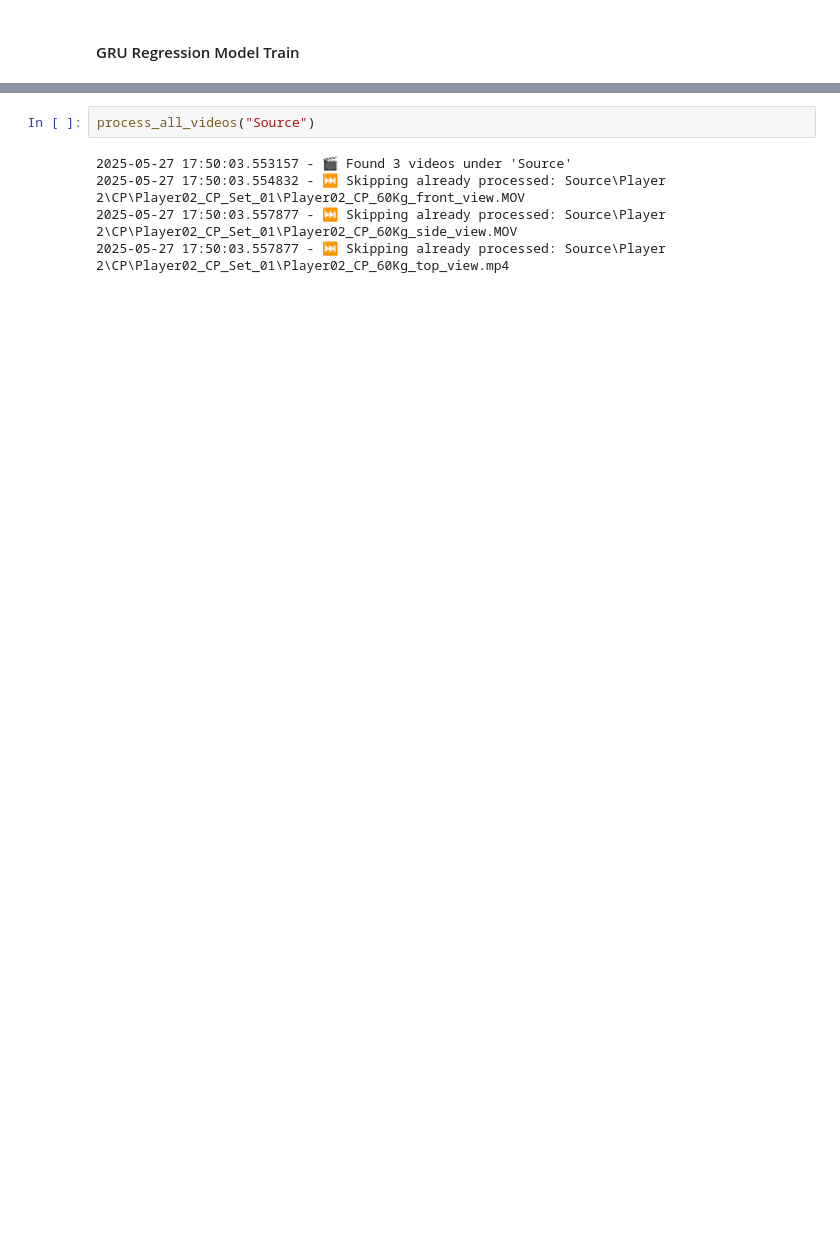
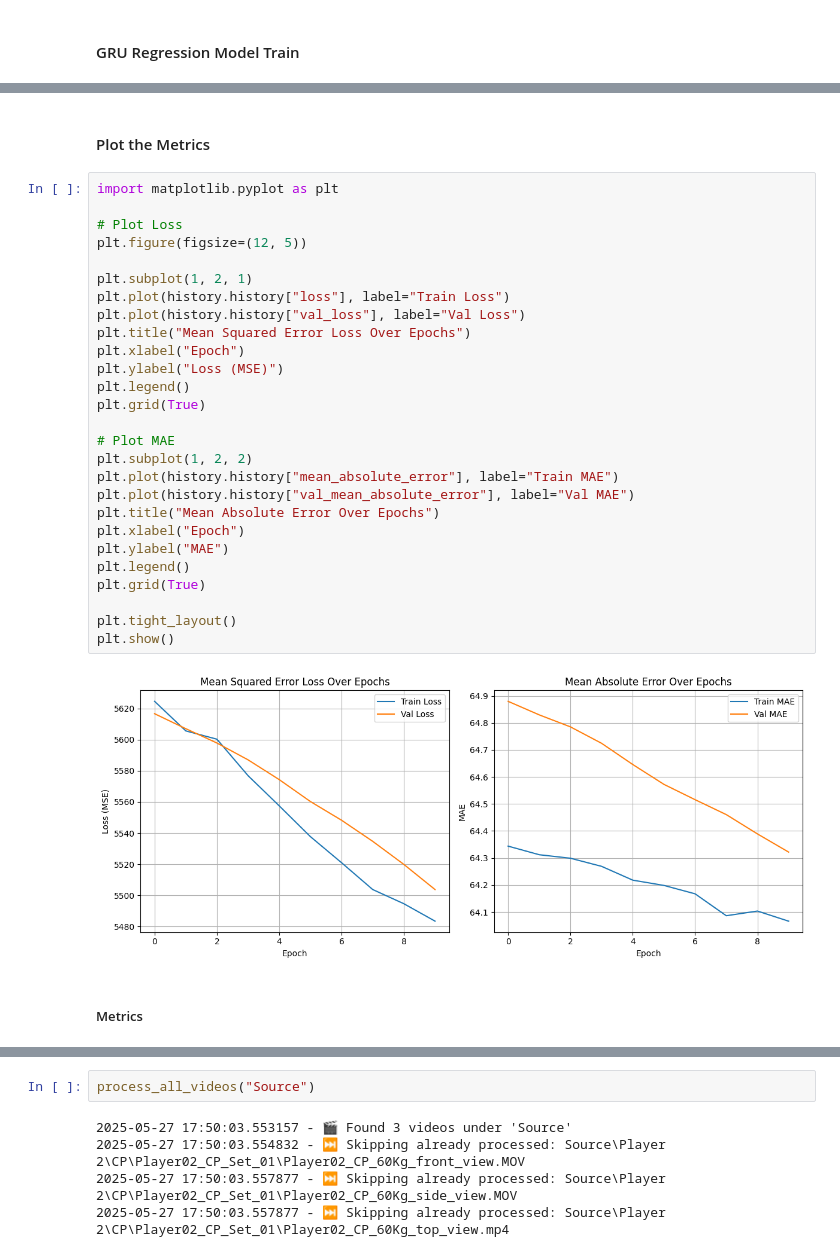
Before and after one commit to udaaraSH23/AI-posture-detection-for-weightlifting, a Jupyter notebook: AI Posture Detection.ipynb, the cells around one changed output, grey strips where cells are left out. Saved outputs shown, nothing was run; the diff lists cells and outputs as text; blank space fills up the shorter version.

```diff
--- a/AI Posture Detection.ipynb
+++ b/AI Posture Detection.ipynb
@@ -851,0 +901,33 @@ print(history.history)
+# %% [markdown]
+#### Plot the Metrics
+# %%
+import matplotlib.pyplot as plt
+
+# Plot Loss
+plt.figure(figsize=(12, 5))
+
+plt.subplot(1, 2, 1)
+plt.plot(history.history["loss"], label="Train Loss")
+plt.plot(history.history["val_loss"], label="Val Loss")
+plt.title("Mean Squared Error Loss Over Epochs")
+plt.xlabel("Epoch")
+plt.ylabel("Loss (MSE)")
+plt.legend()
+plt.grid(True)
+
+# Plot MAE
+plt.subplot(1, 2, 2)
+plt.plot(history.history["mean_absolute_error"], label="Train MAE")
+plt.plot(history.history["val_mean_absolute_error"], label="Val MAE")
+plt.title("Mean Absolute Error Over Epochs")
+plt.xlabel("Epoch")
+plt.ylabel("MAE")
+plt.legend()
+plt.grid(True)
+
+plt.tight_layout()
+plt.show()
+# %% [output]
+[figure, added]
+# %% [markdown]
+##### Metrics
```
Also changed, not shown: parts of 25 cells of this notebook, 4 other files.
